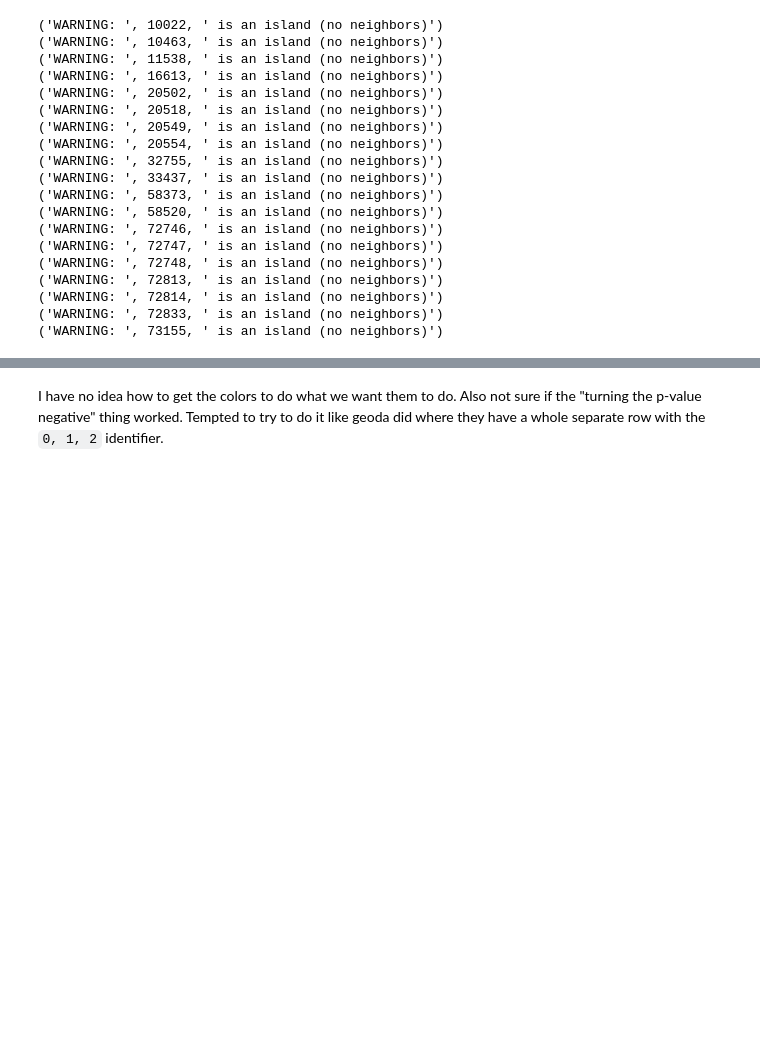
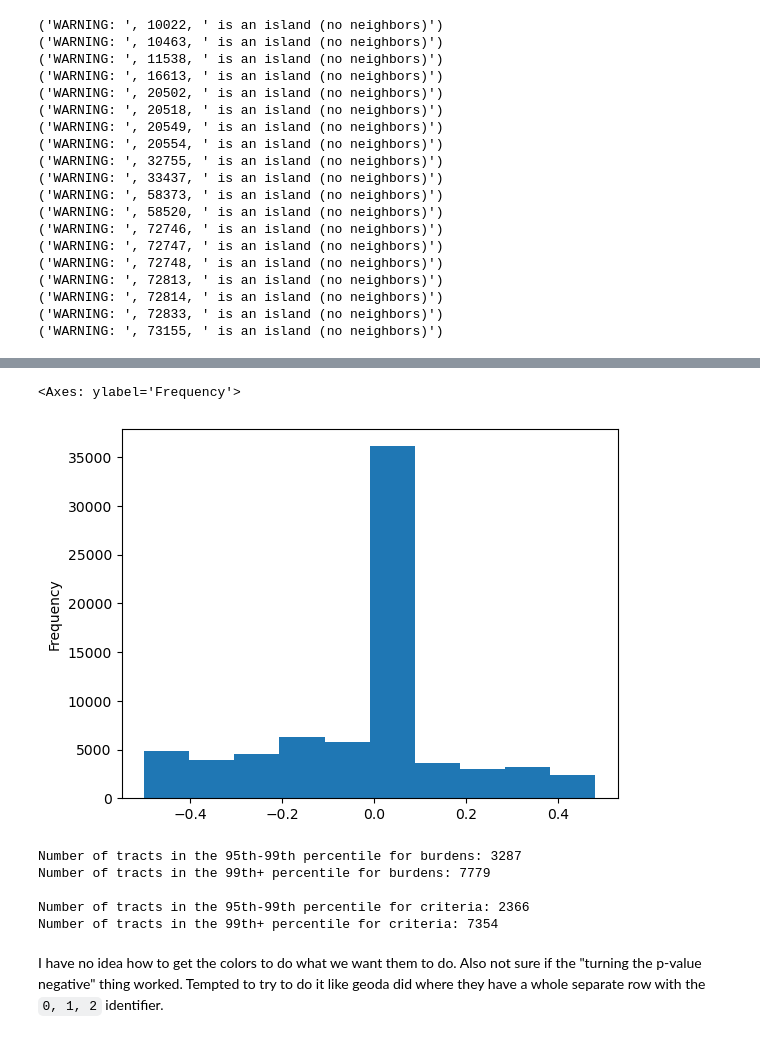
Before and after one commit to haylee360/j40-data-exploration, a Jupyter notebook: docs/gistar-CORRECT.ipynb, the cells around one changed output, grey strips where cells are left out. Drawn from its saved outputs; the diff is of its cells as text; code cells hidden in the pictures; blank space fills up the shorter version.

```diff
--- a/docs/gistar-CORRECT.ipynb
+++ b/docs/gistar-CORRECT.ipynb
@@ -128,3 +148,29 @@ results.loc[results['gis_sim_ind'] >= 0, 'p_sim_ind'] = results['p_sim_ind']
+# %%
+results['p_sim_ind'].plot(kind='hist')
+# %% [output]
+<Axes: ylabel='Frequency'>
+[figure, added]
+# %%
+#  Results of number of burdens in each bin
+results_95 = results[(abs(results['gis_sim_burd']) >=1.96) & (abs(results['gis_sim_burd']) < 2.58)]
+results_99 = results[(abs(results['gis_sim_burd']) >=2.58)]
+
+# Results for criteria
+results_95_crit = results[(abs(results['gis_sim_ind']) >=1.96) & (abs(results['gis_sim_burd']) < 2.58)]
+results_99_crit = results[(abs(results['gis_sim_ind']) >=2.58)]
+
+# Print results
+print(f"\nNumber of tracts in the 95th-99th percentile for burdens: {len(results_95)}")
+print(f"Number of tracts in the 99th+ percentile for burdens: {len(results_99)}")
+
+print(f"\nNumber of tracts in the 95th-99th percentile for criteria: {len(results_95_crit)}")
+print(f"Number of tracts in the 99th+ percentile for criteria: {len(results_99_crit)}")
+# %% [output]
+Number of tracts in the 95th-99th percentile for burdens: 3287
+Number of tracts in the 99th+ percentile for burdens: 7779
+
+Number of tracts in the 95th-99th percentile for criteria: 2366
+Number of tracts in the 99th+ percentile for criteria: 7354
 # %%
 # Filter to only continental 48 states
 state_names = ["Alabama", "Arkansas", "Arizona", "California", "Colorado", "Connecticut", "Delaware", "Florida", "Georgia", "Iowa", "Idaho", "Illinois", "Indiana", "Kansas", "Kentucky", "Louisiana", "Massachusetts", "Maryland", "Maine", "Michigan", "Minnesota", "Missouri", "Mississippi", "Montana", "North Carolina", "North Dakota", "Nebraska", "New Hampshire", "New Jersey", "New Mexico", "Nevada", "New York", "Ohio", "Oklahoma", "Oregon", "Pennsylvania", "Rhode Island", "South Carolina", "South Dakota", "Tennessee", "Texas", "Utah", "Virginia", "Vermont", "Washington", "Wisconsin", "West Virginia", "Wyoming"]
```
Also changed, not shown: parts of 5 cells of this notebook.
